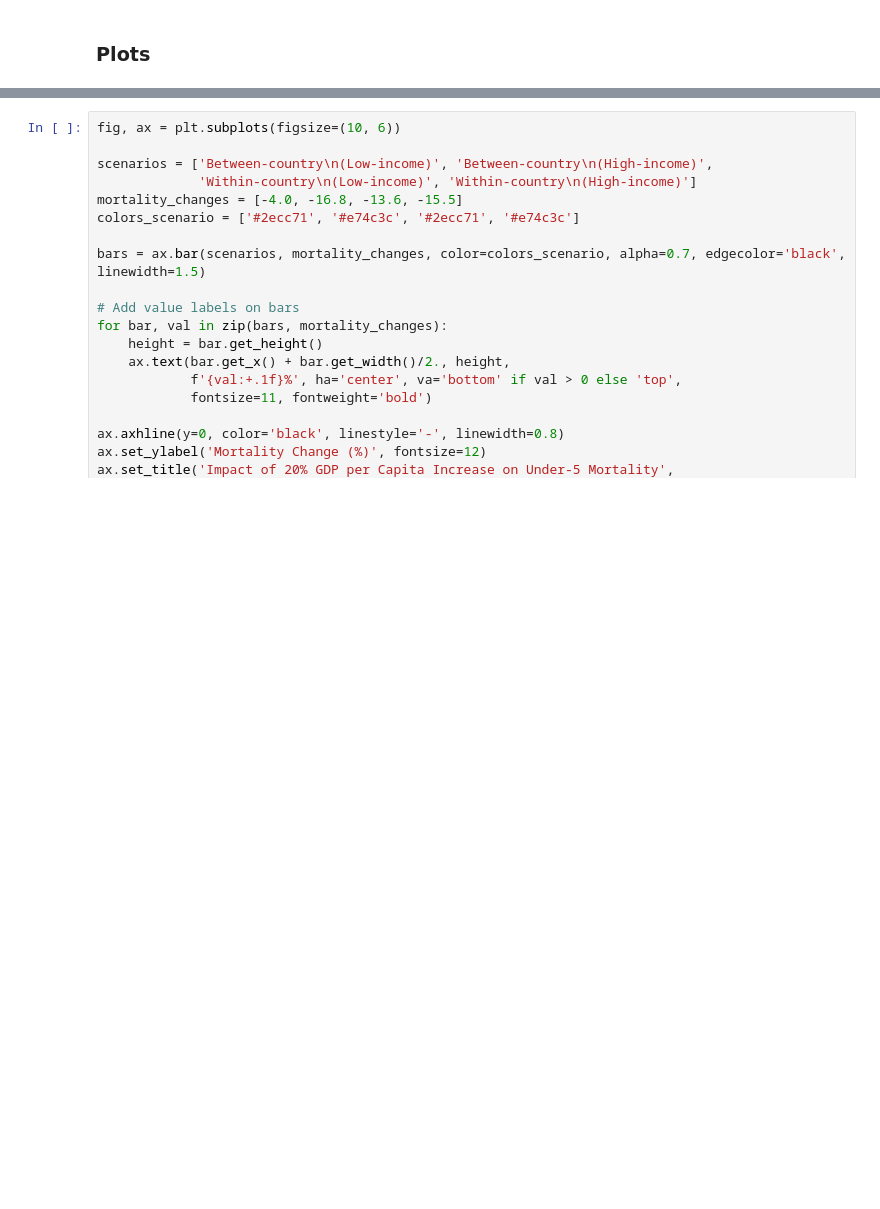
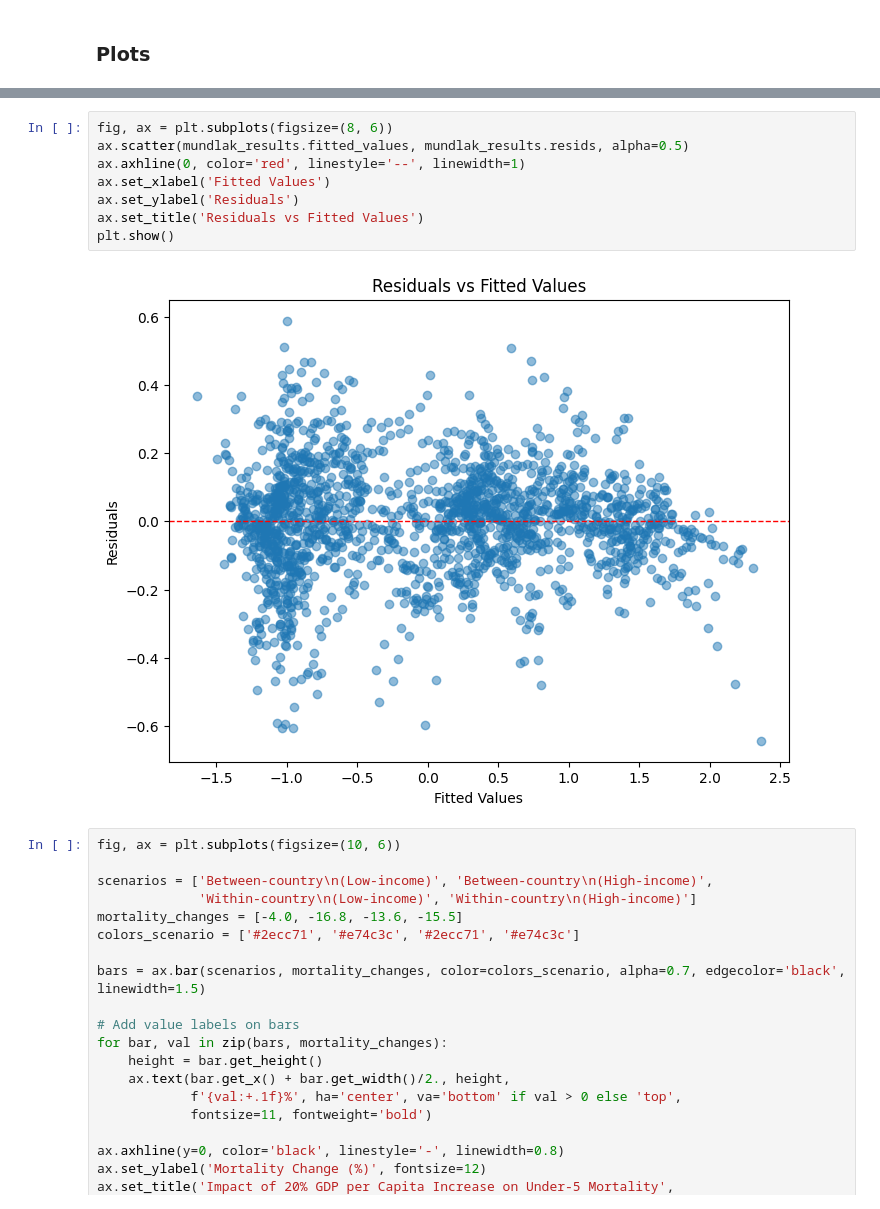
Before and after one commit to s-hreya-riram/sustainable-development-goals-modeling, a Jupyter notebook: jupyter_notebook/modeling.ipynb, the cells around one changed output, grey strips where cells are left out. Cells and saved outputs as stored; diff of their text form; blank space fills up the shorter version.

```diff
--- a/jupyter_notebook/modeling.ipynb
+++ b/jupyter_notebook/modeling.ipynb
@@ -476,6 +409,16 @@ print(f"Std: {entity_effects_array.std():.4f}")
 Random Intercepts Summary (n=1760):
 Mean: -0.000000
 Std: 0.2612
+# %%
+fig, ax = plt.subplots(figsize=(8, 6))
+ax.scatter(mundlak_results.fitted_values, mundlak_results.resids, alpha=0.5)
+ax.axhline(0, color='red', linestyle='--', linewidth=1)
+ax.set_xlabel('Fitted Values')
+ax.set_ylabel('Residuals')
+ax.set_title('Residuals vs Fitted Values')
+plt.show()
+# %% [output]
+[figure, added]
 # %%
 fig, ax = plt.subplots(figsize=(10, 6))
 
```
Also changed, not shown: parts of 10 cells of this notebook, 2 other files.
